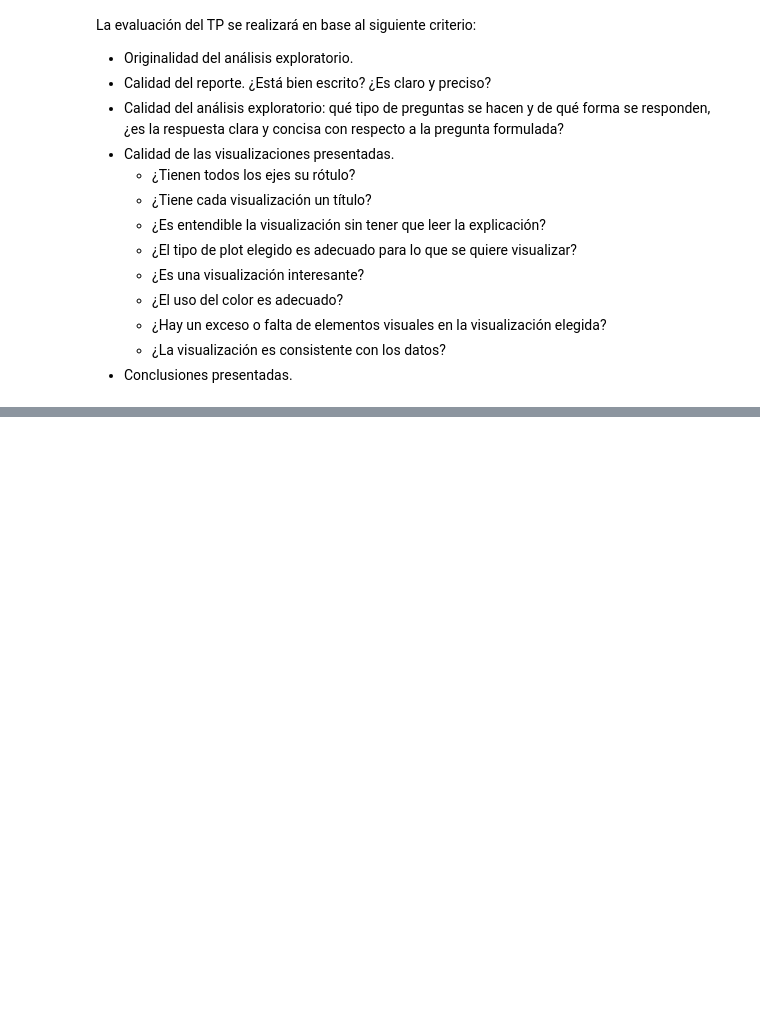
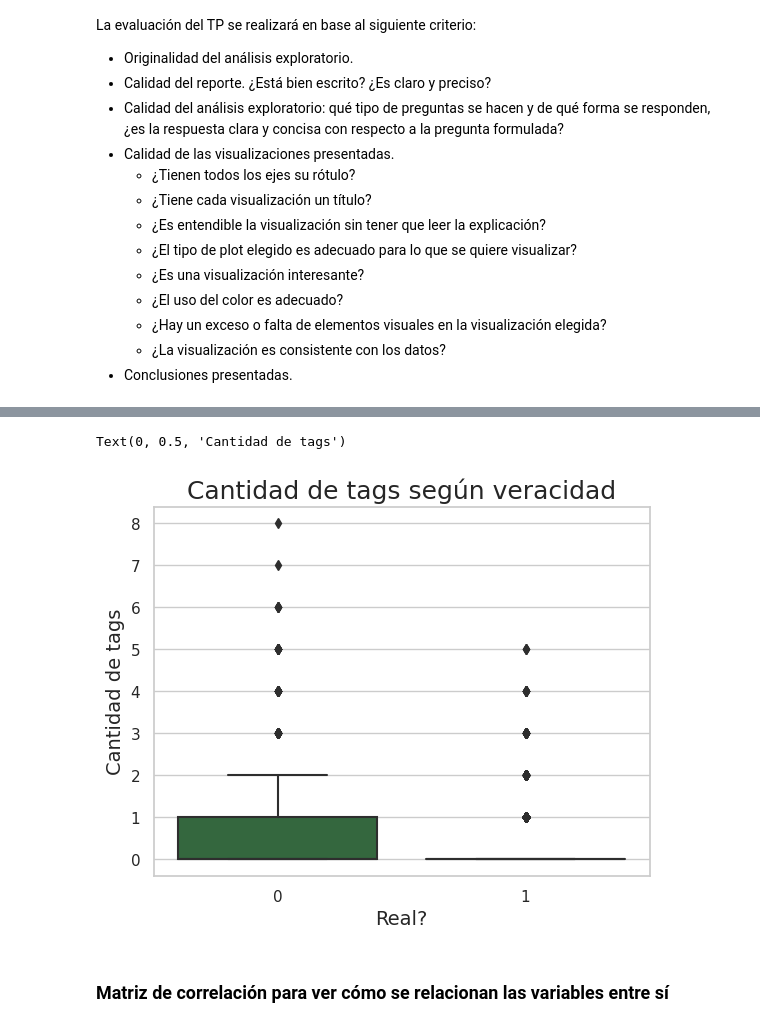
Before and after one commit to vnbarr/75.06-Datos, a Jupyter notebook: notebooks/TP1.ipynb, the cells around one changed output, grey strips where cells are left out. Saved outputs shown, nothing was run; the diff lists cells and outputs as text; code cells hidden in the pictures; blank space fills up the shorter version.

```diff
--- a/notebooks/TP1.ipynb
+++ b/notebooks/TP1.ipynb
@@ -55,0 +379,5 @@ tweets.head()
+# %%
+# cuento la cantidad de ags en los tweets
+# nueva columna con el total de tags, y los tags
+tweets['tags'] = tweets.text.apply(lambda x: re.findall(r"@(\w+)", x))
+tweets.head()
@@ -55,0 +391,3 @@ tweets.head()
+# %%
+tweets['tags_count'] = tweets.tags.str.len()
+tweets.head()
@@ -55,0 +440,12 @@ tweets.head()
+# %%
+# grafico esto para ver si hay relación
+g = sns.boxplot(x="target", y="tags_count",
+                     data=tweets, palette="cubehelix")
+g.set_title("Cantidad de tags según veracidad", fontsize=18)
+g.set_xlabel("Real?", fontsize=14)
+g.set_ylabel("Cantidad de tags", fontsize=14)
+# %% [output]
+Text(0, 0.5, 'Cantidad de tags')
+[figure, added]
+# %% [markdown]
+### Matriz de correlación para ver cómo se relacionan las variables entre sí
```
Also changed, not shown: parts of 46 cells of this notebook.
